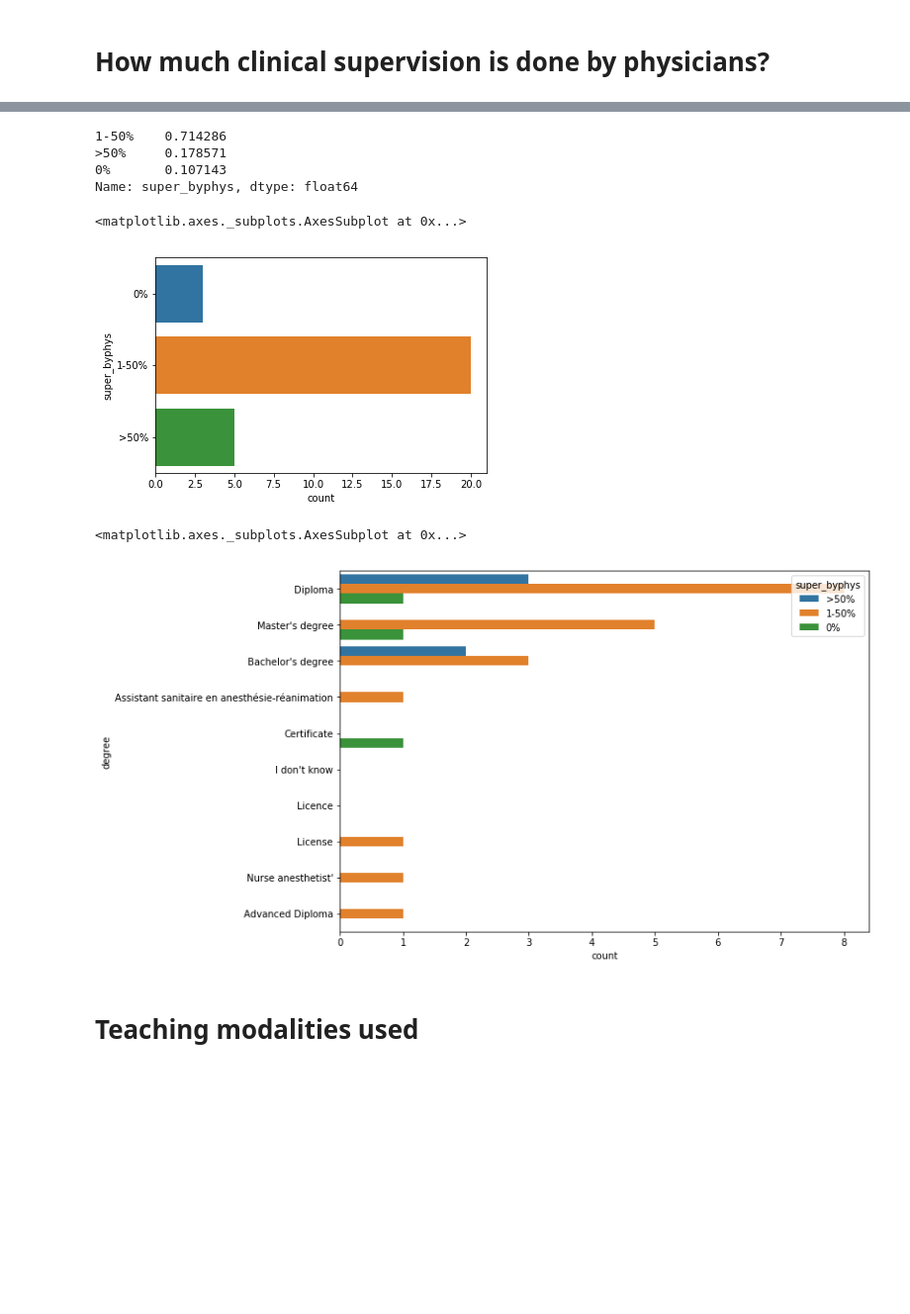
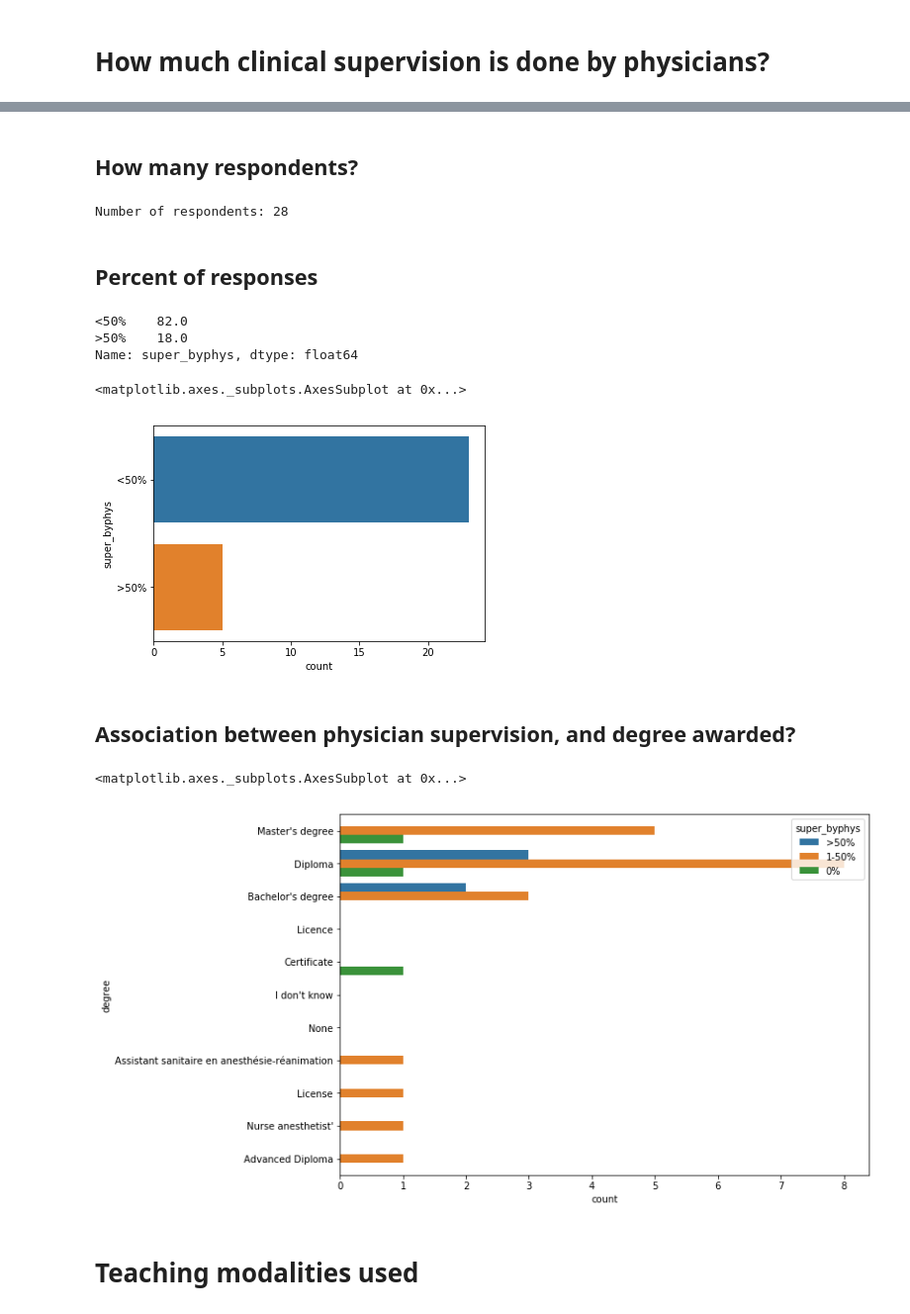
Before and after one commit to lawtj/npa, a Jupyter notebook: npa data.ipynb, the cells around one changed output, grey strips where cells are left out. Shown at 99% size. Drawn from its saved outputs; the diff is of its cells as text; code cells hidden in the pictures; blank space fills up the shorter version.

```diff
--- a/npa data.ipynb
+++ b/npa data.ipynb
@@ -678,21 +675,37 @@ Name: super_byphys, dtype: object
-# %%
-d1['super_byphys'].value_counts(normalize=True)
-# %% [output]
-1-50%    0.714286
->50%     0.178571
-0%       0.107143
-Name: super_byphys, dtype: float64
+# %% [markdown]
+## How many respondents?
+# %%
+t1 = nps['super_byphys'].count()
+print('Number of respondents:',t1)
+# %% [output]
+Number of respondents: 28
+# %% [markdown]
+## Percent of responses
+# %%
+# First, let's merge the categories 0 and 1-50, into <50%
+
+dfclinphys = nps.replace('0%', '<50%', regex=False)
+dfclinphys = dfcurrphys.replace('1-50%', '<50%', regex=False)
+t1 = dfclinphys['super_byphys'].value_counts(normalize=True)
+t1= t1*100
+t1.round(0)
+# %% [output]
+<50%    82.0
+>50%    18.0
+Name: super_byphys, dtype: float64
 # %%
-sb.countplot(y='super_byphys', data=d1, order=['0%','1-50%','>50%'])
+sb.countplot(y='super_byphys', data=dfclinphys, order=['<50%','>50%'])
 # %% [output]
 <matplotlib.axes._subplots.AxesSubplot at 0x...>
-[figure, old version]
+[figure, new version]
+# %% [markdown]
+## Association between physician supervision, and degree awarded?
 # %%
 fig, ax = plt.subplots(figsize=(10,7))
-sb.countplot(hue='super_byphys', y='degree', data=d1)
+sb.countplot(hue='super_byphys', y='degree', data=nps)
 # %% [output]
 <matplotlib.axes._subplots.AxesSubplot at 0x...>
-[figure, old version]
+[figure, new version]
 # %% [markdown]
 # <a name='modalities'>Teaching modalities used</a>
 # %% [markdown]
```
Also changed, not shown: parts of 24 cells of this notebook.
